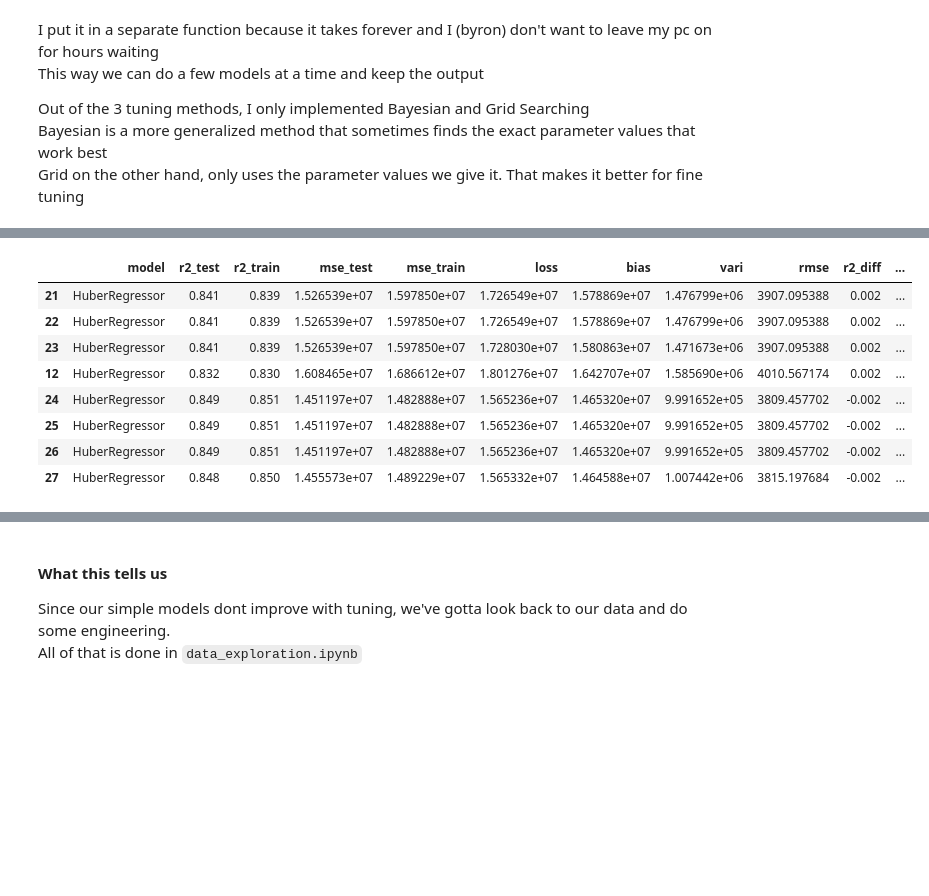
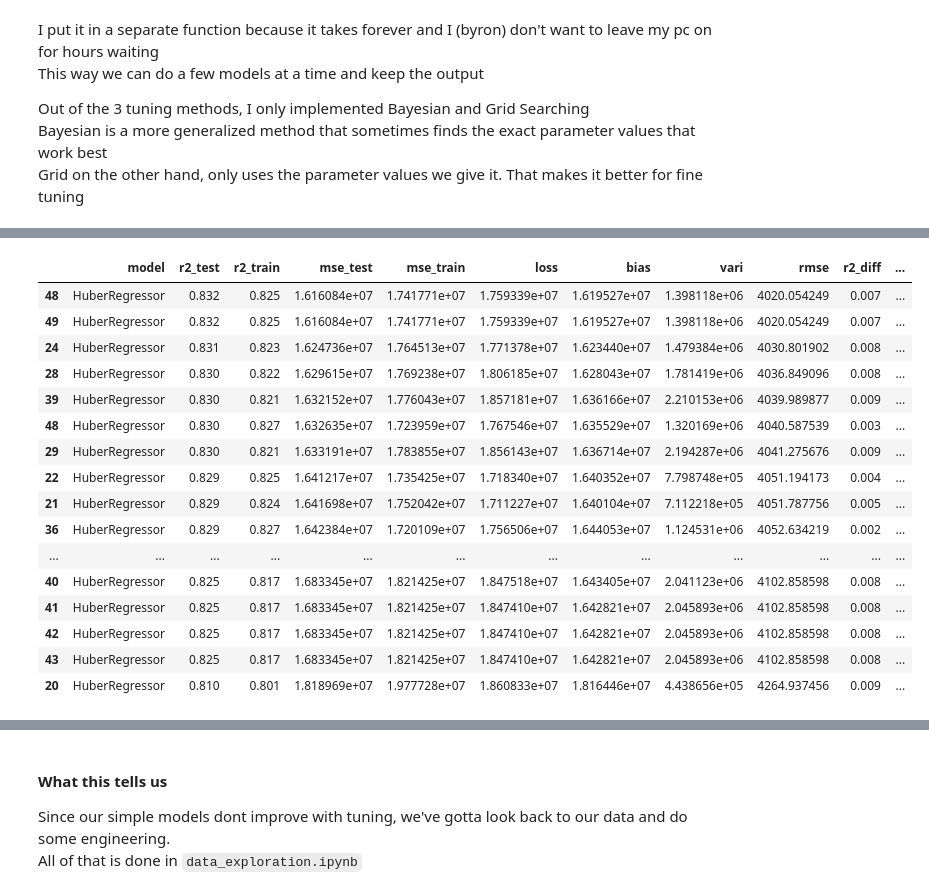
Before and after one commit to byron-W/Bike-Rental-Model, a Jupyter notebook: code/model.ipynb, the cells around one changed output, grey strips where cells are left out. Saved outputs shown, nothing was run; the diff lists cells and outputs as text; code cells hidden in the pictures; blank space fills up the shorter version.

```diff
--- a/code/model.ipynb
+++ b/code/model.ipynb
@@ -219,13 +212,25 @@ param_dict = {
         'max_depth' : [6, 15, 30],
         'min_samples_split' : [2, 9, 12, 50, 100],
         'min_samples_leaf' : [1, 10, 13, 50, 100],
-        'n_estimators': [5, 50, 100, 500]}
+        'n_estimators': [5, 50, 100, 500]},
+    'Ridge' : {
+        'alpha': [0.001, 0.01, 0.1, 1, 10, 100, 1000]},
+    'SGDRegressor' : {
+        'alpha': [0.0001, 0.001, 0.01],
+        'penalty': ['l2', 'l1', 'elasticnet'],
+        'l1_ratio': [0.15, 0.5, 0.9],  # only used if penalty='elasticnet'
+        'max_iter': [1000, 2000],
+        'learning_rate': ['optimal', 'invscaling', 'adaptive'],
+        'eta0': [0.01, 0.1, 1]
+    }
 }
 
 model_dict = {
     'HuberRegressor' : HuberRegressor(),
     'ElasticNet' : ElasticNet(random_state=1),
-    'ExtraTreesRegressor' : ExtraTreesRegressor(random_state=1, n_jobs=-1)
+    'ExtraTreesRegressor' : ExtraTreesRegressor(random_state=1, n_jobs=-1),
+    'Ridge' : Ridge(random_state=1),
+    'SGDRegressor' : SGDRegressor(random_state=1)
 }
 # %% [markdown]
 ### Bayesian Optimization
@@ -438,16 +463,24 @@ HuberRegressor took 225.31 seconds
 # %%
 tune1_results = pd.concat([tune1, tune12], axis=0)
-display(tune1_results.loc[(tune1_results['r2_diff']>=-0.005) & (tune1_results['r2_test']>=0.8)].sort_values(['r2_diff', 'rmse'], ascending=[False, True]))
+display(tune1_results.loc[(tune1_results['r2_diff']>=0) & (tune1_results['r2_test']>=0.8)].sort_values(['r2_test', 'rmse'], ascending=[False, True]))
 # %% [output]
 |  | model | r2_test | r2_train | mse_test | mse_train | loss | bias | vari | rmse | r2_diff | ... |
-| 21 | HuberRegressor | 0.841 | 0.839 | 1.526539e+07 | 1.597850e+07 | 1.726549e+07 | 1.578869e+07 | 1.476799e+06 | 3907.095388 | 0.002 | ... |
-| 22 | HuberRegressor | 0.841 | 0.839 | 1.526539e+07 | 1.597850e+07 | 1.726549e+07 | 1.578869e+07 | 1.476799e+06 | 3907.095388 | 0.002 | ... |
-| 23 | HuberRegressor | 0.841 | 0.839 | 1.526539e+07 | 1.597850e+07 | 1.728030e+07 | 1.580863e+07 | 1.471673e+06 | 3907.095388 | 0.002 | ... |
-| 12 | HuberRegressor | 0.832 | 0.830 | 1.608465e+07 | 1.686612e+07 | 1.801276e+07 | 1.642707e+07 | 1.585690e+06 | 4010.567174 | 0.002 | ... |
-| 24 | HuberRegressor | 0.849 | 0.851 | 1.451197e+07 | 1.482888e+07 | 1.565236e+07 | 1.465320e+07 | 9.991652e+05 | 3809.457702 | -0.002 | ... |
-| 25 | HuberRegressor | 0.849 | 0.851 | 1.451197e+07 | 1.482888e+07 | 1.565236e+07 | 1.465320e+07 | 9.991652e+05 | 3809.457702 | -0.002 | ... |
-| 26 | HuberRegressor | 0.849 | 0.851 | 1.451197e+07 | 1.482888e+07 | 1.565236e+07 | 1.465320e+07 | 9.991652e+05 | 3809.457702 | -0.002 | ... |
-| 27 | HuberRegressor | 0.848 | 0.850 | 1.455573e+07 | 1.489229e+07 | 1.565332e+07 | 1.464588e+07 | 1.007442e+06 | 3815.197684 | -0.002 | ... |
+| 48 | HuberRegressor | 0.832 | 0.825 | 1.616084e+07 | 1.741771e+07 | 1.759339e+07 | 1.619527e+07 | 1.398118e+06 | 4020.054249 | 0.007 | ... |
+| 49 | HuberRegressor | 0.832 | 0.825 | 1.616084e+07 | 1.741771e+07 | 1.759339e+07 | 1.619527e+07 | 1.398118e+06 | 4020.054249 | 0.007 | ... |
+| 24 | HuberRegressor | 0.831 | 0.823 | 1.624736e+07 | 1.764513e+07 | 1.771378e+07 | 1.623440e+07 | 1.479384e+06 | 4030.801902 | 0.008 | ... |
+| 28 | HuberRegressor | 0.830 | 0.822 | 1.629615e+07 | 1.769238e+07 | 1.806185e+07 | 1.628043e+07 | 1.781419e+06 | 4036.849096 | 0.008 | ... |
+| 39 | HuberRegressor | 0.830 | 0.821 | 1.632152e+07 | 1.776043e+07 | 1.857181e+07 | 1.636166e+07 | 2.210153e+06 | 4039.989877 | 0.009 | ... |
+| 48 | HuberRegressor | 0.830 | 0.827 | 1.632635e+07 | 1.723959e+07 | 1.767546e+07 | 1.635529e+07 | 1.320169e+06 | 4040.587539 | 0.003 | ... |
+| 29 | HuberRegressor | 0.830 | 0.821 | 1.633191e+07 | 1.783855e+07 | 1.856143e+07 | 1.636714e+07 | 2.194287e+06 | 4041.275676 | 0.009 | ... |
+| 22 | HuberRegressor | 0.829 | 0.825 | 1.641217e+07 | 1.735425e+07 | 1.718340e+07 | 1.640352e+07 | 7.798748e+05 | 4051.194173 | 0.004 | ... |
+| 21 | HuberRegressor | 0.829 | 0.824 | 1.641698e+07 | 1.752042e+07 | 1.711227e+07 | 1.640104e+07 | 7.112218e+05 | 4051.787756 | 0.005 | ... |
+| 36 | HuberRegressor | 0.829 | 0.827 | 1.642384e+07 | 1.720109e+07 | 1.756506e+07 | 1.644053e+07 | 1.124531e+06 | 4052.634219 | 0.002 | ... |
+| ... | ... | ... | ... | ... | ... | ... | ... | ... | ... | ... | ... |
+| 40 | HuberRegressor | 0.825 | 0.817 | 1.683345e+07 | 1.821425e+07 | 1.847518e+07 | 1.643405e+07 | 2.041123e+06 | 4102.858598 | 0.008 | ... |
+| 41 | HuberRegressor | 0.825 | 0.817 | 1.683345e+07 | 1.821425e+07 | 1.847410e+07 | 1.642821e+07 | 2.045893e+06 | 4102.858598 | 0.008 | ... |
+| 42 | HuberRegressor | 0.825 | 0.817 | 1.683345e+07 | 1.821425e+07 | 1.847410e+07 | 1.642821e+07 | 2.045893e+06 | 4102.858598 | 0.008 | ... |
+| 43 | HuberRegressor | 0.825 | 0.817 | 1.683345e+07 | 1.821425e+07 | 1.847410e+07 | 1.642821e+07 | 2.045893e+06 | 4102.858598 | 0.008 | ... |
+| 20 | HuberRegressor | 0.810 | 0.801 | 1.818969e+07 | 1.977728e+07 | 1.860833e+07 | 1.816446e+07 | 4.438656e+05 | 4264.937456 | 0.009 | ... |
 # %%
 tune2_params = ['ElasticNet']
 tune2 = baye_searcher(tune2_params, 50)
```
Also changed, not shown: parts of 21 cells of this notebook, 31 other files.
